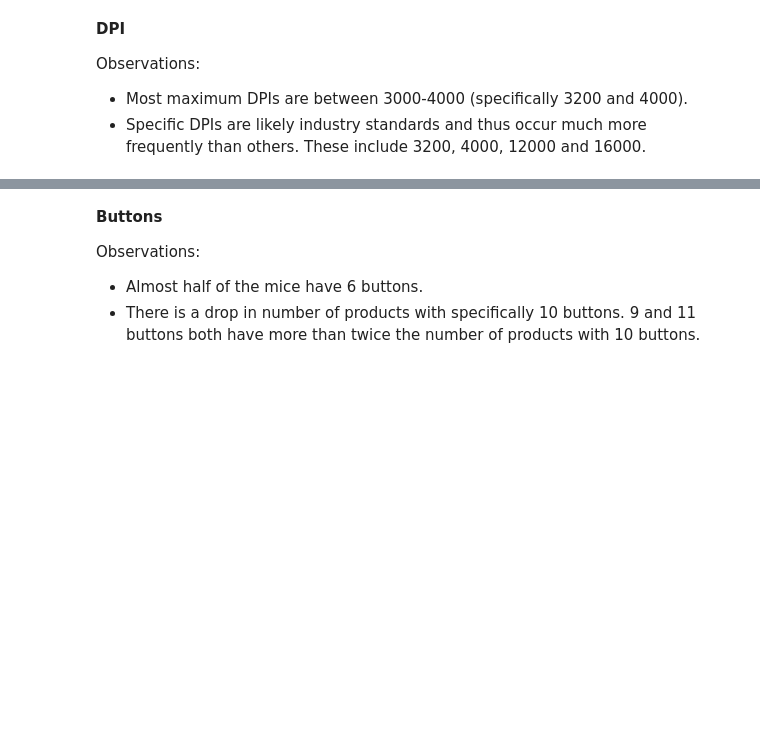
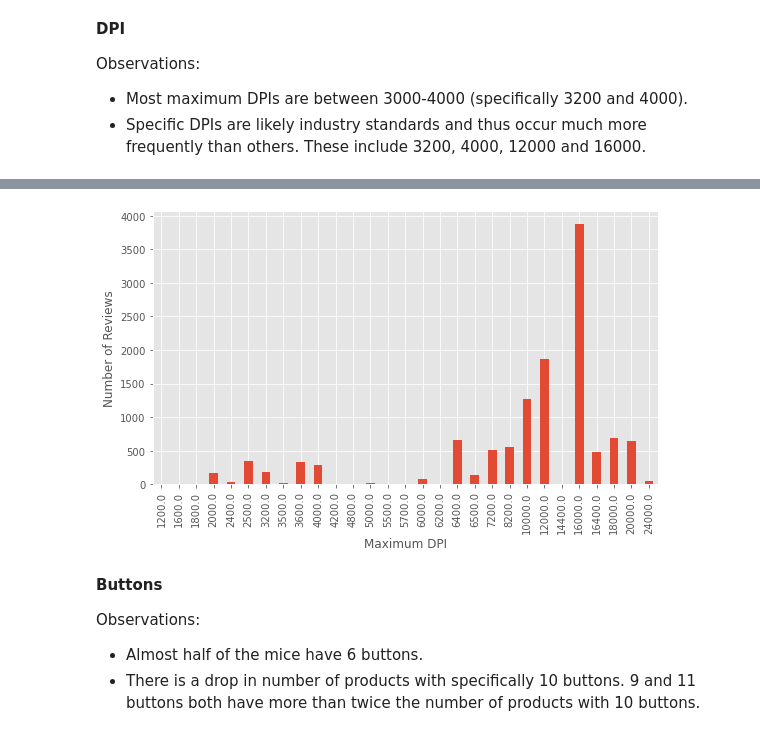
Before and after one commit to Cheng0118/NYCDSA-Web-Scraping-Project, a Jupyter notebook: Mice.ipynb, the cells around one changed output, grey strips where cells are left out. Saved outputs shown, nothing was run; the diff lists cells and outputs as text; code cells hidden in the pictures; blank space fills up the shorter version.

```diff
--- a/Mice.ipynb
+++ b/Mice.ipynb
@@ -184,3 +202,13 @@ plt.show()
+# %%
+fig=plt.figure(figsize=(8,5))
+mice.groupby('DPI')['Reviews'].sum().plot.bar()
+plt.xlabel('Maximum DPI')
+plt.ylabel('Number of Reviews')
+plt.tight_layout()
+fig.savefig('DPI2.png')
+plt.show()
+# %% [output]
+[figure, added]
 # %% [markdown]
 **Buttons**
 
```
Also changed, not shown: parts of 23 cells of this notebook, 3 other files.
